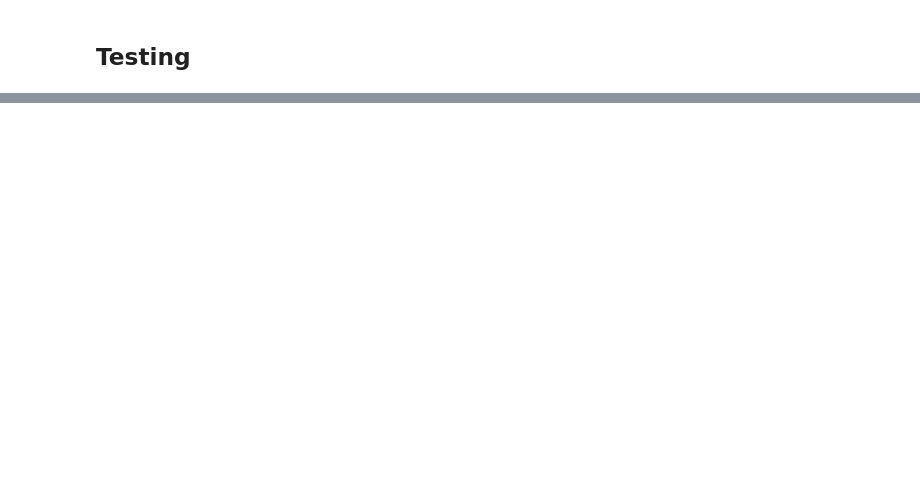
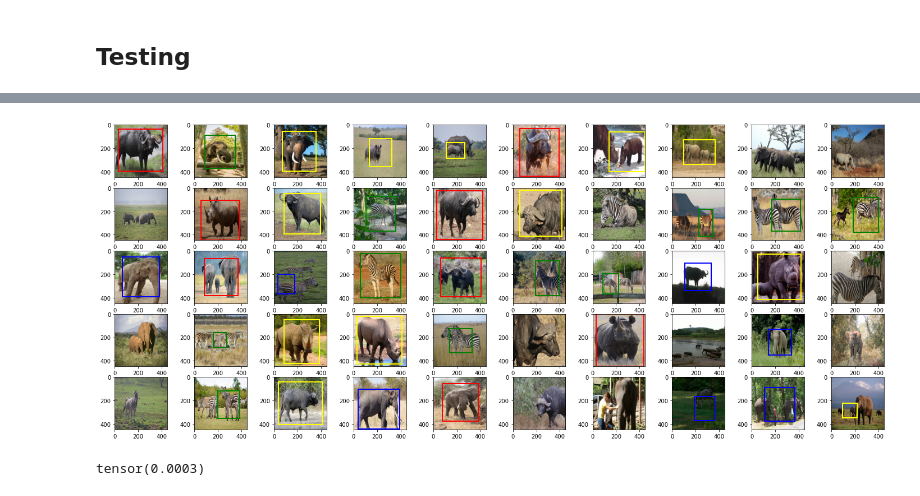
Before and after one commit to adcy358/Image_Analysis_CW, a Jupyter notebook: Object detection.ipynb, the cells around one changed output, grey strips where cells are left out. Cells and saved outputs as stored; diff of their text form; code cells hidden in the pictures; blank space fills up the shorter version.

```diff
--- a/Object detection.ipynb
+++ b/Object detection.ipynb
@@ -69,0 +66,17 @@ plot_bbox(idx, test_set, bbx)
+# %%
+pred = {}
+pred = {idx: [] for idx in range(len(test_loader) * TEST_BATCH_SIZE)}
+for box in pred_boxes:
+    pred[box[0]].append(box[1:])
+# %%
+fig, ax = plt.subplots(5, 10, figsize=(25, 10))
+for idx in range(50):
+    bbx = pred[idx]
+    plot_bbox(idx, test_set, bbx, ax=ax.flatten()[idx])
+# %% [output]
+[figure, added]
+# %%
+mean_average_precision = compute_ap(pred_boxes, true_boxes, iou_threshold=0.5)
+print(mean_average_precision)
+# %% [output]
+tensor(0.0003)
```
Also changed, not shown: parts of 14 cells of this notebook.
